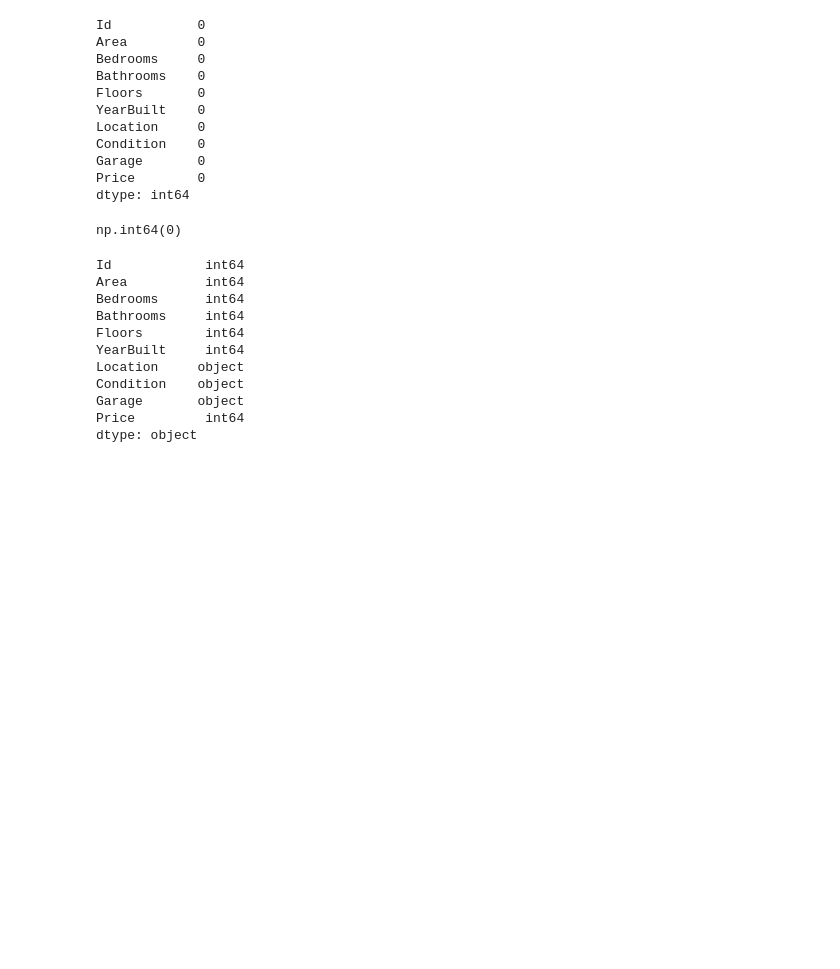
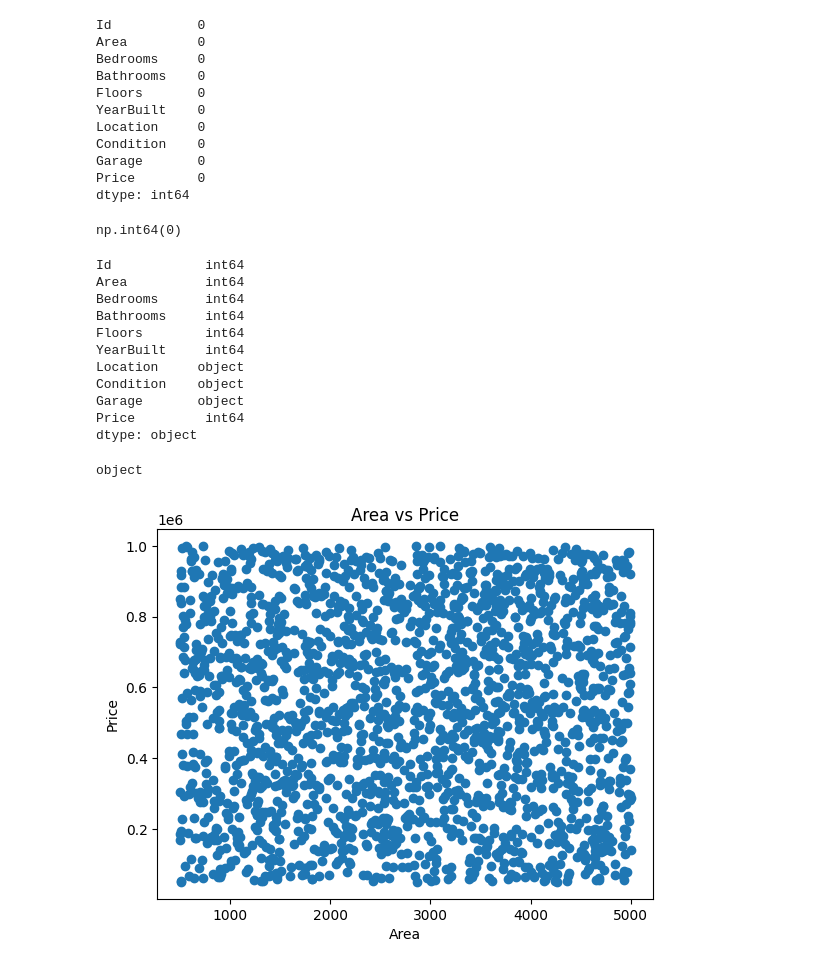
Before and after one commit to mithun6gowda/housing_price_prediction, a Jupyter notebook: house_pricing_pred.ipynb, the cells around one changed output. Cells and saved outputs as stored; diff of their text form; code cells hidden in the pictures; blank space fills up the shorter version.

```diff
--- a/house_pricing_pred.ipynb
+++ b/house_pricing_pred.ipynb
@@ -5,5 +7,5 @@ import matplotlib.pyplot as plt
 # %%
-data = pd.read_csv("House price Prediction Dataset.csv")
+data = pd.read_csv("data/House price Prediction Dataset.csv")
 data.head()
 data.info()
 # %% [output]
@@ -73,3 +75,18 @@ Condition    object
 Garage       object
 Price         int64
 dtype: object
+# %%
+x = data.drop("Price", axis=1)  # feature # input
+y = data["Price"] # target # output
+print(x.columns.dtype)
+# %% [output]
+object
+# %%
+
+plt.scatter(x["Area"], y)
+plt.xlabel("Area")
+plt.ylabel("Price")
+plt.title("Area vs Price")
+plt.show()
+# %% [output]
+[figure, added]
```
Also changed, not shown: parts of 10 cells of this notebook, 2 other files.
